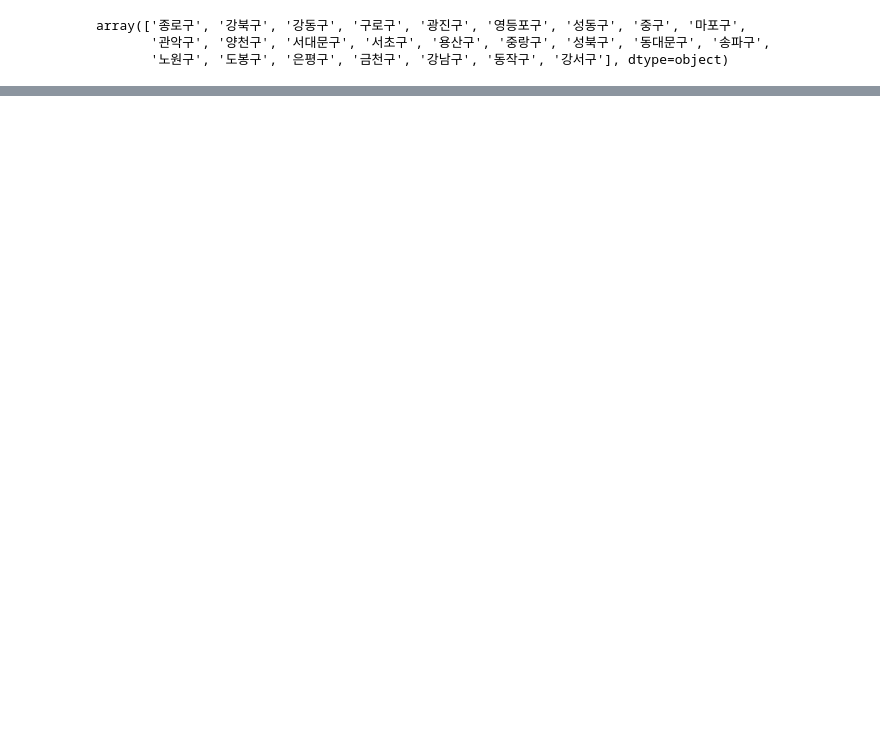
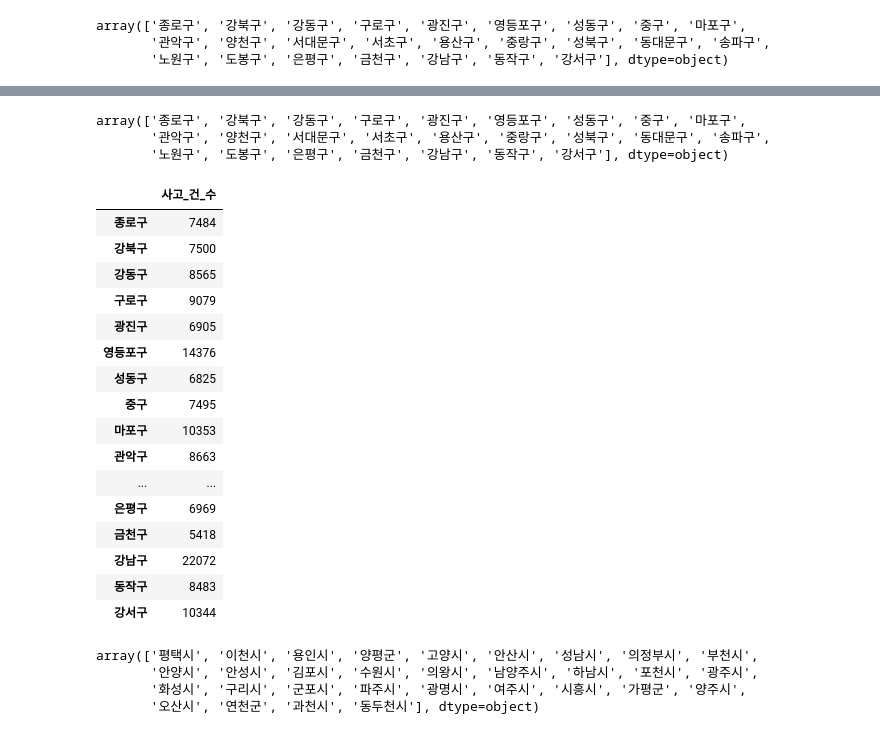
Before and after one commit to jwchoi179/SSU_BDPL_Data_Analysis, a Jupyter notebook: Data_Analysis.ipynb, the cells around one changed output, grey strips where cells are left out. Cells and saved outputs as stored; diff of their text form; code cells hidden in the pictures; blank space fills up the shorter version.

```diff
--- a/Data_Analysis.ipynb
+++ b/Data_Analysis.ipynb
@@ -172,0 +109,35 @@ seoul_dong[1]
+# %%
+seoul_detail
+# %% [output]
+array(['종로구', '강북구', '강동구', '구로구', '광진구', '영등포구', '성동구', '중구', '마포구',
+       '관악구', '양천구', '서대문구', '서초구', '용산구', '중랑구', '성북구', '동대문구', '송파구',
+       '노원구', '도봉구', '은평구', '금천구', '강남구', '동작구', '강서구'], dtype=object)
+# %%
+seoul_cases_df = pd.DataFrame({"사고_건_수" : seoul_cases}, index=seoul_detail)
+seoul_cases_df
+# %% [output]
+|  | 사고_건_수 |
+| 종로구 | 7484 |
+| 강북구 | 7500 |
+| 강동구 | 8565 |
+| 구로구 | 9079 |
+| 광진구 | 6905 |
+| 영등포구 | 14376 |
+| 성동구 | 6825 |
+| 중구 | 7495 |
+| 마포구 | 10353 |
+| 관악구 | 8663 |
+| ... | ... |
+| 은평구 | 6969 |
+| 금천구 | 5418 |
+| 강남구 | 22072 |
+| 동작구 | 8483 |
+| 강서구 | 10344 |
+# %%
+kyungi_detail = kyungi.발생지_시군구.unique()
+kyungi_detail
+# %% [output]
+array(['평택시', '이천시', '용인시', '양평군', '고양시', '안산시', '성남시', '의정부시', '부천시',
+       '안양시', '안성시', '김포시', '수원시', '의왕시', '남양주시', '하남시', '포천시', '광주시',
+       '화성시', '구리시', '군포시', '파주시', '광명시', '여주시', '시흥시', '가평군', '양주시',
+       '오산시', '연천군', '과천시', '동두천시'], dtype=object)
```
Also changed, not shown: parts of 23 cells of this notebook, 1 other file.
